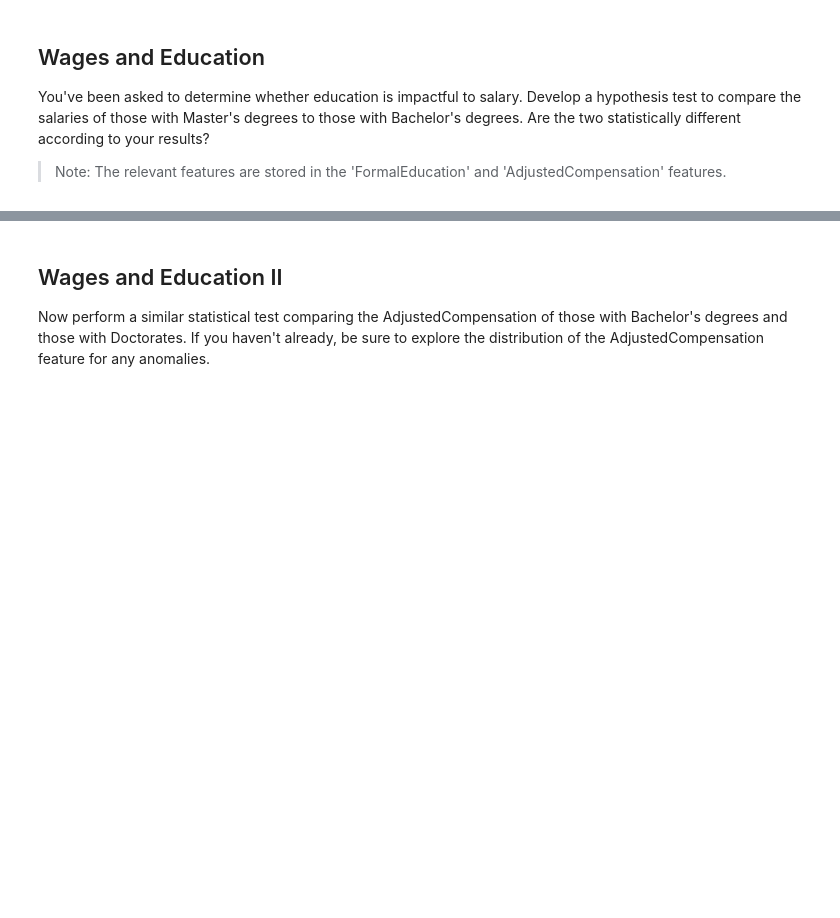
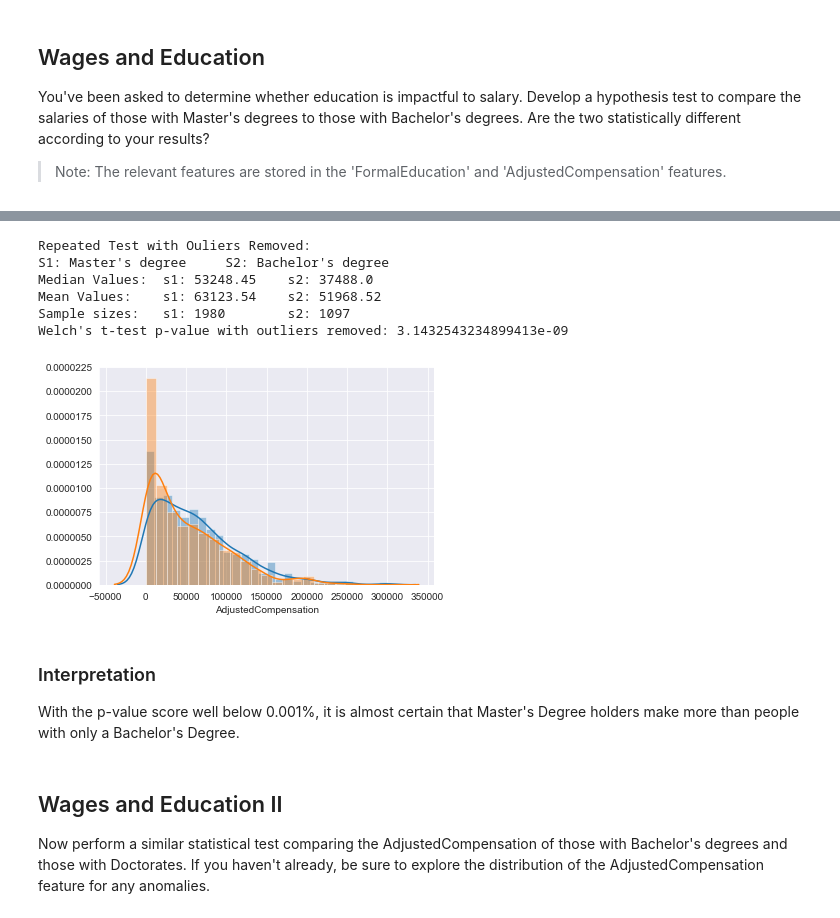
Before and after one commit to magnawhale/dsc-in-depth-ab-testing-lab-online-ds-ft-051319, a Jupyter notebook: index.ipynb, the cells around one changed output, grey strips where cells are left out. Saved outputs shown, nothing was run; the diff lists cells and outputs as text; code cells hidden in the pictures; blank space fills up the shorter version.

```diff
--- a/index.ipynb
+++ b/index.ipynb
@@ -70,3 +138,31 @@ You've been asked to determine whether education is impactful to salary. Develop
+# %%
+print('Repeated Test with Ouliers Removed:')
+print('S1: {}\tS2: {}'.format(f1c1, f1c2))
+
+# set outlier threshold to be double the 99th percentile for Master's degrees ($500,000)
+outlier_threshold = 300000
+s1 = subset[(subset[f1]==f1c1) & (subset[f2]<=outlier_threshold)][f2]
+s2 = subset[(subset[f1]==f1c2) & (subset[f2]<=outlier_threshold)][f2]
+print("Median Values: \ts1: {} \ts2: {}".format(round(s1.median(),2), round(s2.median(),2)))
+print("Mean Values: \ts1: {} \ts2: {}".format(round(s1.mean(),2), round(s2.mean(),2)))
+print('Sample sizes: \ts1: {} \ts2: {}'.format(len(s1), len(s2)))
+print("Welch's t-test p-value with outliers removed:", p_value(s1, s2))
+# %% [output]
+Repeated Test with Ouliers Removed:
+S1: Master's degree     S2: Bachelor's degree
+Median Values:  s1: 53248.45    s2: 37488.0
+Mean Values:    s1: 63123.54    s2: 51968.52
+Sample sizes:   s1: 1980        s2: 1097
+Welch's t-test p-value with outliers removed: 3.1432543234899413e-09
+# %%
+sns.distplot(s1)
+sns.distplot(s2);
+# %% [output]
+[figure, added]
+# %% [markdown]
+### Interpretation
+
+With the p-value score well below 0.001%, it is almost certain that Master's Degree holders make more than people with only a Bachelor's Degree.
 # %% [markdown]
 ## Wages and Education II
 
```
Also changed, not shown: parts of 21 cells of this notebook.
